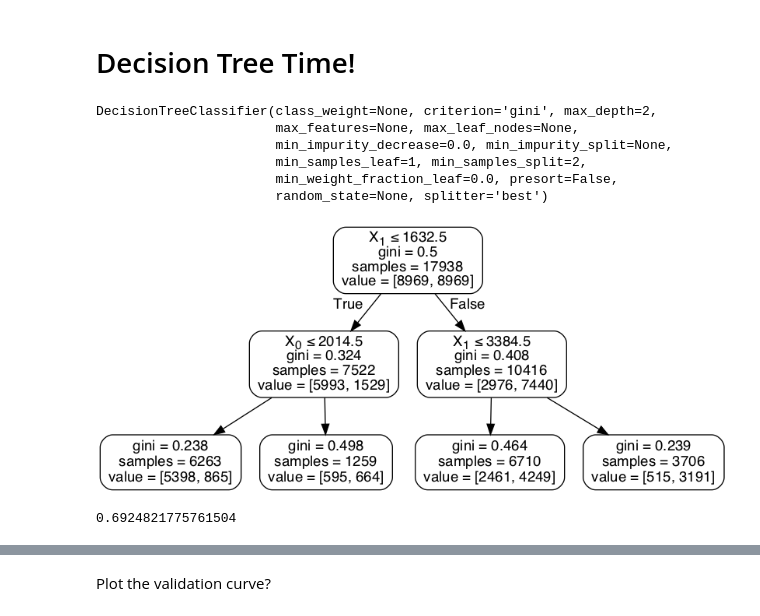
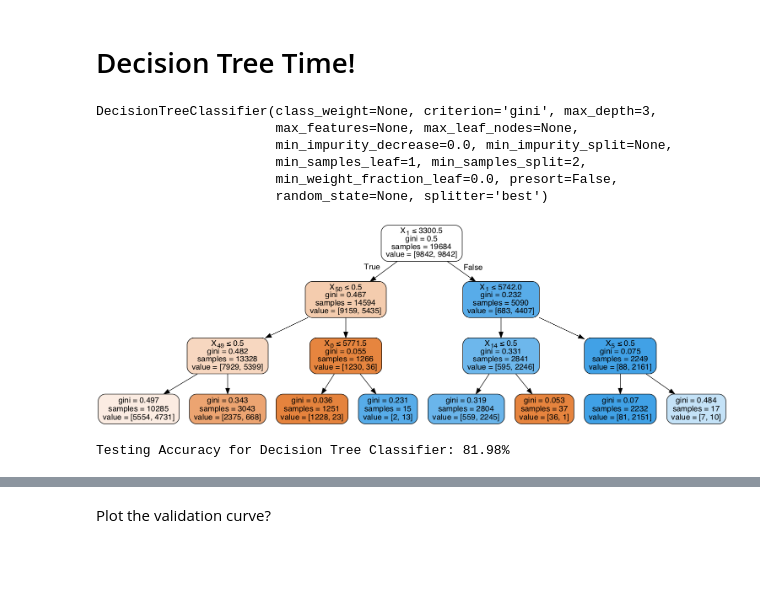
Before and after one commit to ssmithie/classification_project, a Jupyter notebook: Modeling.ipynb, the cells around one changed output, grey strips where cells are left out. Saved outputs shown, nothing was run; the diff lists cells and outputs as text; code cells hidden in the pictures; blank space fills up the shorter version.

```diff
--- a/Modeling.ipynb
+++ b/Modeling.ipynb
@@ -46,6 +50,6 @@ df.drop(['BOROUGH','NEIGHBORHOOD','BUILDING_CLASS_CATEGORY',
        'ADDRESS', 'RESIDENTIAL_UNITS',
        'COMMERCIAL_UNITS', 'TOTAL_UNITS', 'YEAR_BUILT',
        'BUILDING_CLASS_AT_TIME_OF_SALE', 'SALE_PRICE', 'SALE_DATE',
-       'zip_mean'], axis=1, inplace=True)
+       'zip_mean', 'above_mean'], axis=1, inplace=True)
 # %%
 print('Target Variable')
@@ -86,10 +90,10 @@ outcome = ['above_mean']
 predictors = ['year', 'SALE_SEASON', 'ZIP_CODE', 'APARTMENT_NUMBER', 'LAND_SQUARE_FEET', 'GROSS_SQUARE_FEET','TAX_CLASS_AT_TIME_OF_SALE']
 # %%
 # Create matrix of features
-X = df.drop('above_mean', axis = 1) # grabs everything else but target
+X = df.drop('above_bk_mean', axis = 1) # grabs everything else but target
 
 # Create target variable
-y = df['above_mean'] # y is the column we're trying to predict
+y = df['above_bk_mean'] # y is the column we're trying to predict
 
 # Create a list of the features being used in the
 feature_cols = X.columns
@@ -300,7 +312,7 @@ F1 Score:
 # %% [markdown]
 ## Ok, KNN now?
 # %%
-knn = KNeighborsClassifier(n_neighbors=10)
+knn = KNeighborsClassifier(n_neighbors=2)
 # %%
 knn.fit(X_sm_train, y_sm_train)
 # %% [output]
@@ -349,10 +361,10 @@ plt.grid(True)
 # %% [markdown]
 # Decision Tree Time!
 # %%
-ctree=DecisionTreeClassifier(max_depth = 2)
+ctree=DecisionTreeClassifier(max_depth = 3)
 ctree.fit(X_sm_train, y_sm_train)
 # %% [output]
-DecisionTreeClassifier(class_weight=None, criterion='gini', max_depth=2,
+DecisionTreeClassifier(class_weight=None, criterion='gini', max_depth=3,
                        max_features=None, max_leaf_nodes=None,
                        min_impurity_decrease=0.0, min_impurity_split=None,
                        min_samples_leaf=1, min_samples_split=2,
@@ -361,18 +373,18 @@ DecisionTreeClassifier(class_weight=None, criterion='gini', max_depth=2,
 # %%
 dot_data = StringIO()
 export_graphviz(ctree, out_file=dot_data,
-                rounded=True,
+                rounded=True, filled=True,
                 special_characters=True)
 graph = pydotplus.graph_from_dot_data(dot_data.getvalue())
 Image(graph.create_png())
 # %% [output]
-[figure, old version]
+[figure, new version]
 # %%
 classPred = ctree.predict(X_test)
-# %%
-accuracy_score(y_test, classPred)
-# %% [output]
-0.6924821775761504
+# %%
+print(f'Testing Accuracy for Decision Tree Classifier: {round((accuracy_score(y_test, classPred))*100,2)}%')
+# %% [output]
+Testing Accuracy for Decision Tree Classifier: 81.98%
 # %%
 score = cross_val_score(ctree, X, y, cv = 10)
 score.mean()
```
Also changed, not shown: parts of 63 cells of this notebook, 2 other files.
